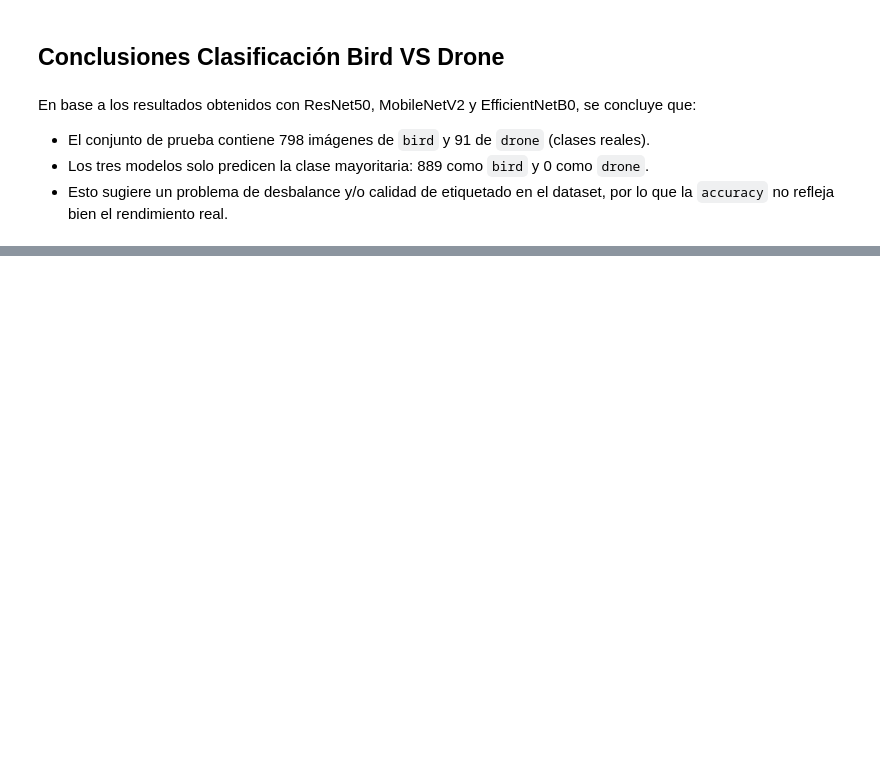
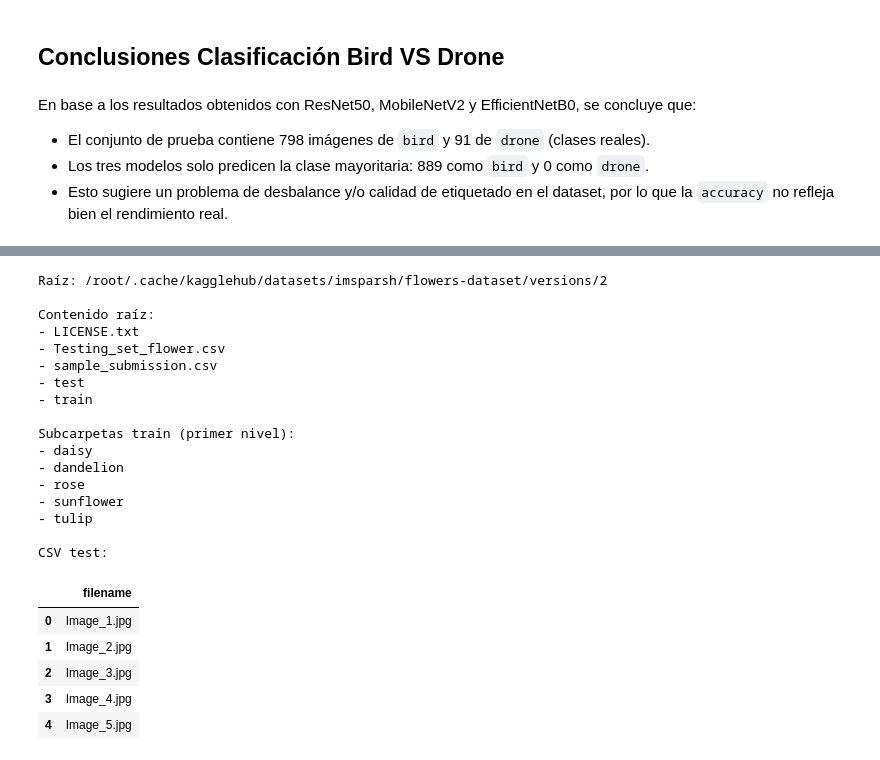
Before and after one commit to HUMartinezC/ia_bigdata_lab, a Jupyter notebook: notebooks/PIA/practica-cnn.ipynb, the cells around one changed output, grey strips where cells are left out. Saved outputs shown, nothing was run; the diff lists cells and outputs as text; code cells hidden in the pictures; blank space fills up the shorter version.

```diff
--- a/notebooks/PIA/practica-cnn.ipynb
+++ b/notebooks/PIA/practica-cnn.ipynb
@@ -406,0 +541,37 @@ En base a los resultados obtenidos con ResNet50, MobileNetV2 y EfficientNetB0, s
+# %%
+flowers_root = Path(path)
+print('Raíz:', flowers_root)
+print('\nContenido raíz:')
+for item in sorted(flowers_root.iterdir()):
+    print('-', item.name)
+
+print('\nSubcarpetas train (primer nivel):')
+for item in sorted((flowers_root / 'train').iterdir())[:20]:
+    print('-', item.name)
+
+print('\nCSV test:')
+display(pd.read_csv(flowers_root / 'Testing_set_flower.csv').head())
+# %% [output]
+Raíz: /root/.cache/kagglehub/datasets/imsparsh/flowers-dataset/versions/2
+
+Contenido raíz:
+- LICENSE.txt
+- Testing_set_flower.csv
+- sample_submission.csv
+- test
+- train
+
+Subcarpetas train (primer nivel):
+- daisy
+- dandelion
+- rose
+- sunflower
+- tulip
+
+CSV test:
+|  | filename |
+| 0 | Image_1.jpg |
+| 1 | Image_2.jpg |
+| 2 | Image_3.jpg |
+| 3 | Image_4.jpg |
+| 4 | Image_5.jpg |
```
Also changed, not shown: parts of 15 cells of this notebook.
